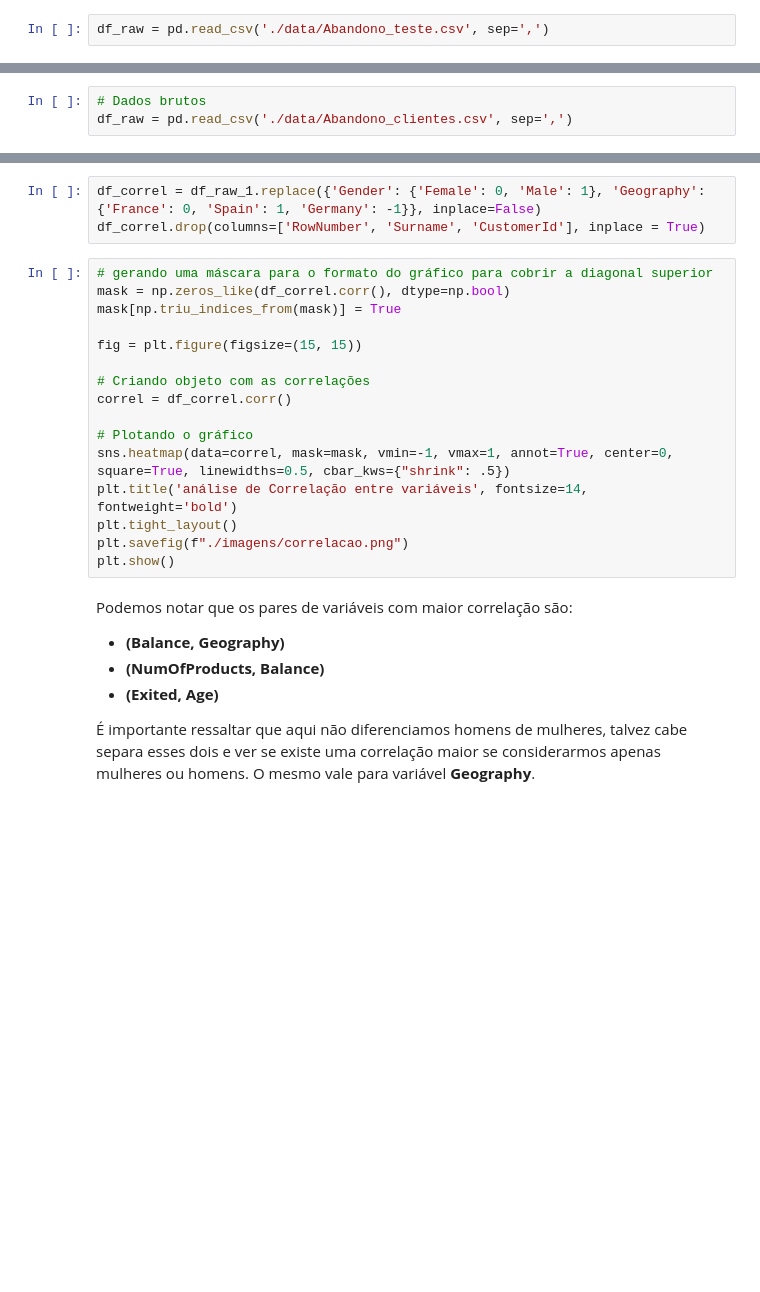
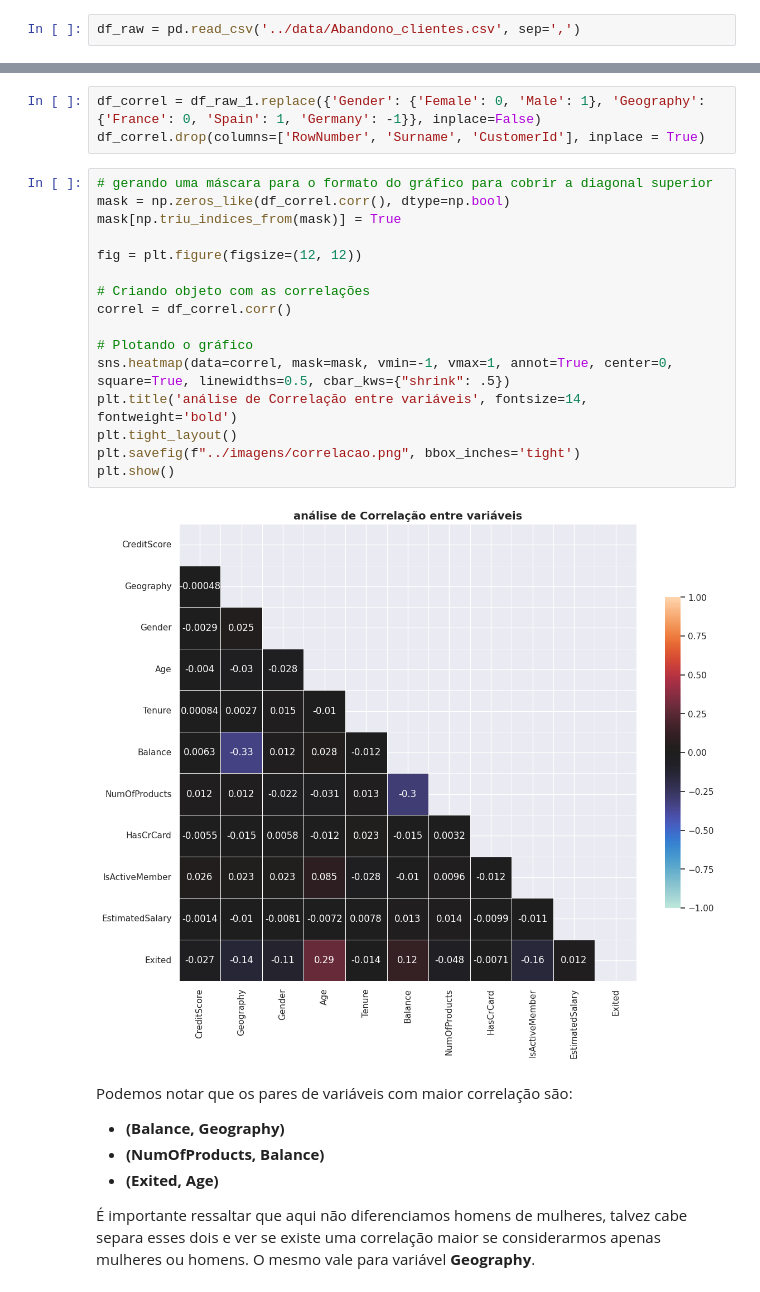
Before and after one commit to mh-pedro/desafio_indicium, a Jupyter notebook: notebooks/Analise_descritiva.ipynb, the cells around one changed output, grey strips where cells are left out. Cells and saved outputs as stored; diff of their text form; blank space fills up the shorter version.

```diff
--- a/notebooks/Analise_descritiva.ipynb
+++ b/notebooks/Analise_descritiva.ipynb
@@ -32,4 +32,4 @@ jupyter_settings()
 # %% [markdown]
 ## 1. Importando o conjunto de dados
 # %%
-df_raw = pd.read_csv('./data/Abandono_teste.csv', sep=',')
+df_raw = pd.read_csv('../data/Abandono_clientes.csv', sep=',')
@@ -38,3 +35,0 @@ FileNotFoundError: [Errno 2] No such file or directory: './data/Abandono_teste.c
-# %%
-# Dados brutos
-df_raw = pd.read_csv('./data/Abandono_clientes.csv', sep=',')
@@ -476,19 +584,21 @@ df_correl.drop(columns=['RowNumber', 'Surname', 'CustomerId'], inplace = True)
 # %%
 # gerando uma máscara para o formato do gráfico para cobrir a diagonal superior
 mask = np.zeros_like(df_correl.corr(), dtype=np.bool)
 mask[np.triu_indices_from(mask)] = True
 
-fig = plt.figure(figsize=(15, 15))
+fig = plt.figure(figsize=(12, 12))
 
 # Criando objeto com as correlações
 correl = df_correl.corr()
 
 # Plotando o gráfico
 sns.heatmap(data=correl, mask=mask, vmin=-1, vmax=1, annot=True, center=0, square=True, linewidths=0.5, cbar_kws={"shrink": .5})
 plt.title('análise de Correlação entre variáveis', fontsize=14, fontweight='bold')
 plt.tight_layout()
-plt.savefig(f"./imagens/correlacao.png")
+plt.savefig(f"../imagens/correlacao.png", bbox_inches='tight')
 plt.show()
+# %% [output]
+[figure, added]
 # %% [markdown]
 Podemos notar que os pares de variáveis com maior correlação são:
 
```
Also changed, not shown: parts of 19 cells of this notebook.
